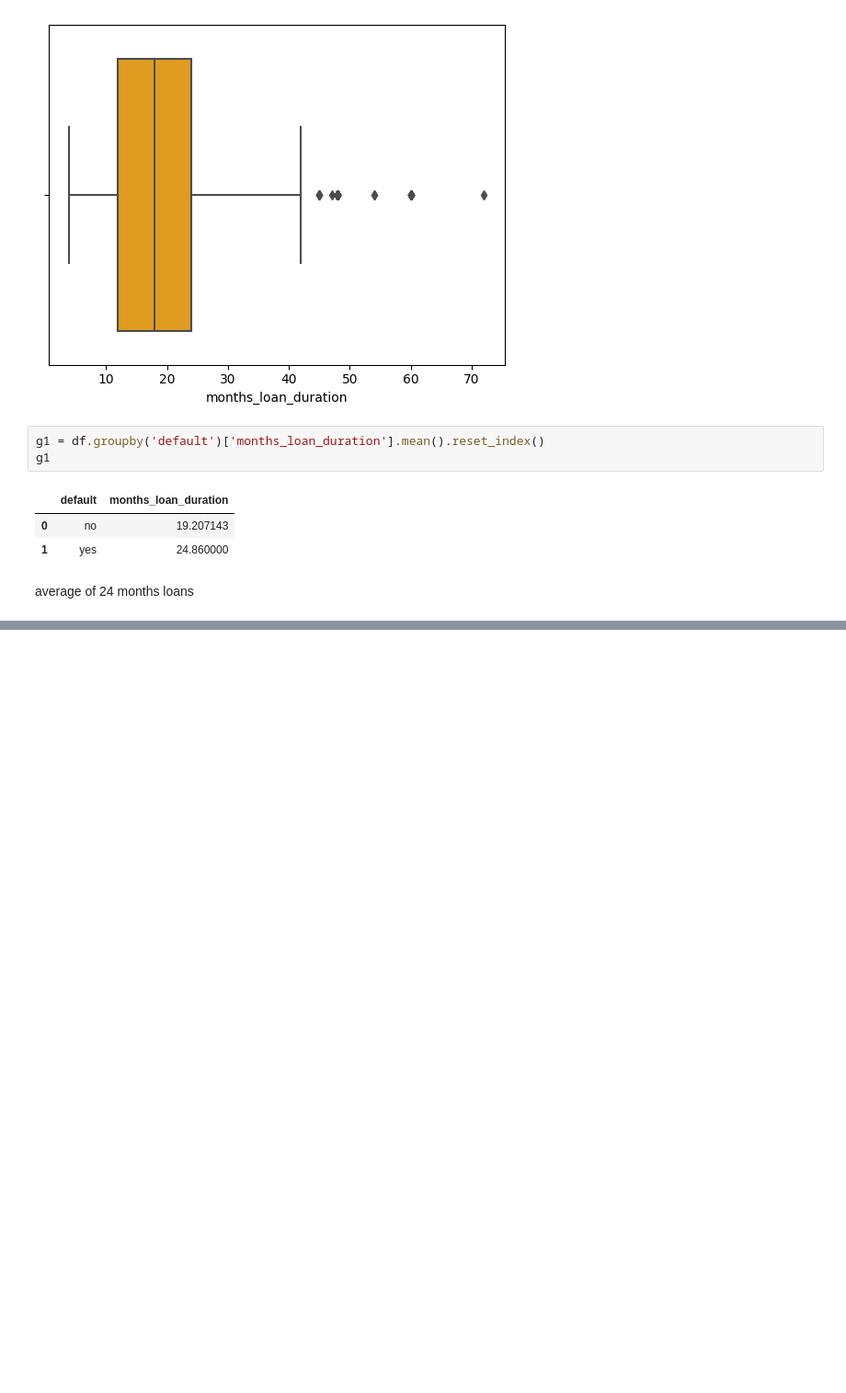
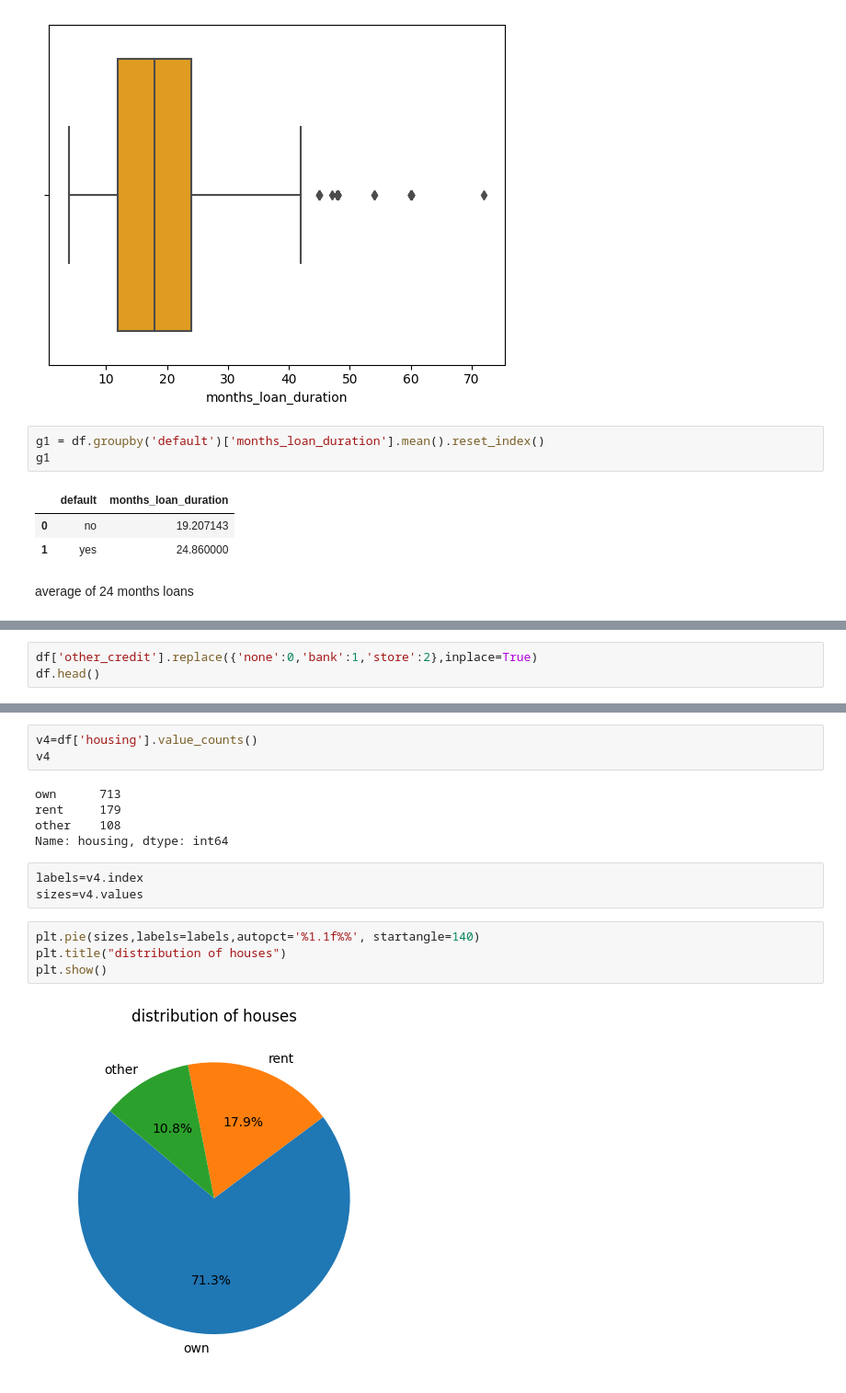
Before and after one commit to vanshikagoyal6396/MLCOE_TASK_, a Jupyter notebook: ClassificationTask.ipynb, the cells around one changed output, grey strips where cells are left out. Shown: that part at 92% size. Cells and saved outputs as stored; diff of their text form; blank space fills up the shorter version.

```diff
--- a/ClassificationTask.ipynb
+++ b/ClassificationTask.ipynb
@@ -234,0 +279,3 @@ average of 24 months loans
+# %%
+df['other_credit'].replace({'none':0,'bank':1,'store':2},inplace=True)
+df.head()
@@ -234,0 +297,17 @@ average of 24 months loans
+# %%
+v4=df['housing'].value_counts()
+v4
+# %% [output]
+own      713
+rent     179
+other    108
+Name: housing, dtype: int64
+# %%
+labels=v4.index
+sizes=v4.values
+# %%
+plt.pie(sizes,labels=labels,autopct='%1.1f%%', startangle=140)
+plt.title("distribution of houses")
+plt.show()
+# %% [output]
+[figure, added]
```
Also changed, not shown: parts of 20 cells of this notebook.
